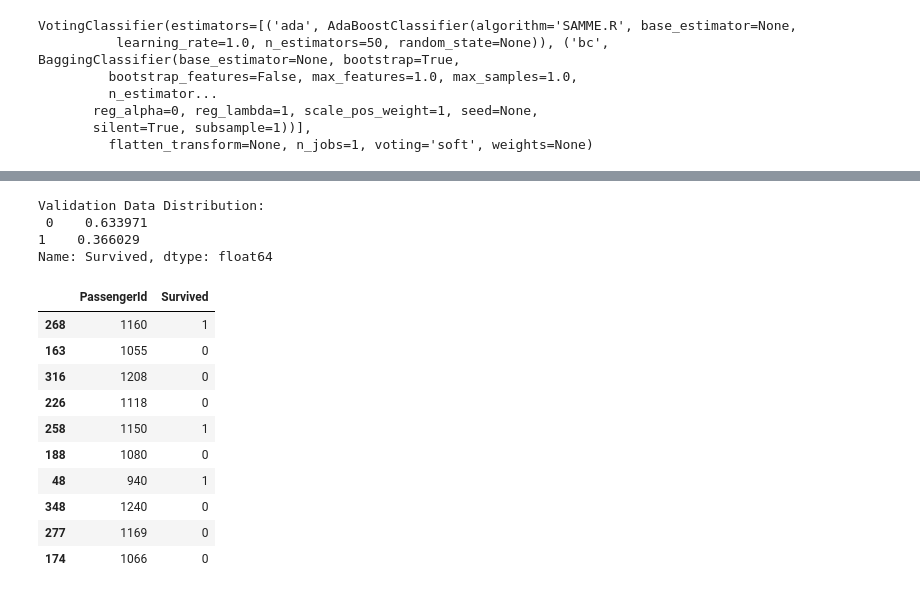
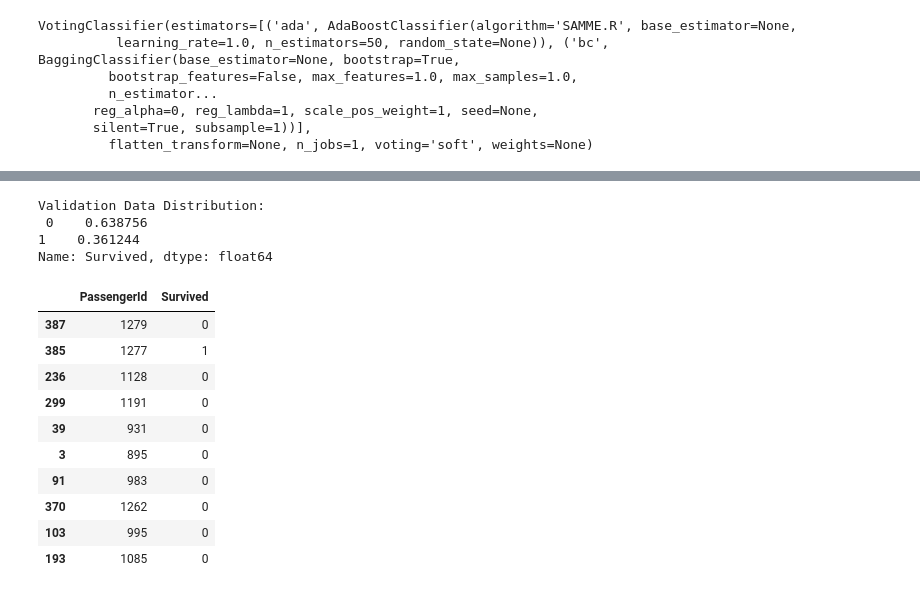
Before and after one commit to anshulrai/Kaggle-Challenges, a Jupyter notebook: Titanic/Titanic.ipynb, the cells around one changed output, grey strips where cells are left out. Saved outputs shown, nothing was run; the diff lists cells and outputs as text; code cells hidden in the pictures.

```diff
--- a/Titanic/Titanic.ipynb
+++ b/Titanic/Titanic.ipynb
@@ -80,7 +83,7 @@ for dataset in clean_data:
 # %%
-stat_min = 10
-title_names = (temp_data['Title'].value_counts() < stat_min)
-temp_data['Title'] = temp_data['Title'].apply(lambda x: 'Misc' if title_names.loc[x] == True else x)
+#stat_min = 10
+#title_names = (temp_data['Title'].value_counts() < stat_min)
+#temp_data['Title'] = temp_data['Title'].apply(lambda x: 'Misc' if title_names.loc[x] == True else x)
 # %%
 temp_data['Title'].value_counts()
 # %% [output]
@@ -177,7 +307,8 @@ print('Original X Y: ', temp_xy,'\n')
 # %% [output]
 Original X Y:  ['Survived', 'Sex', 'Pclass', 'Embarked', 'Title', 'SibSp', 'Parch', 'Age', 'Fare', 'FamilySize', 'IsAlone']
 # %%
-temp_x_bin = ['Sex_Code','Pclass', 'Embarked_Code', 'Title_Code', 'FamilySize', 'AgeBin_Code', 'FareBin_Code']
+#temp_x_bin = ['Sex_Code','Pclass', 'Embarked_Code', 'Title_Code', 'FamilySize', 'AgeBin_Code', 'FareBin_Code']
+temp_x_bin = ['Sex_Target','Pclass_Target', 'Embarked_Target', 'Title_Target', 'Family_Target', 'Age_Target', 'Fare_Target']
 temp_xy_bin = Target + temp_x_bin
 print('Bin X Y: ', temp_xy_bin,'\n')
 # %% [output]
@@ -952,23 +1124,23 @@ None
 test_data['Survived'] = grid_hard.predict(test_data[temp_x_bin])
 # %%
 submit_file = test_data[['PassengerId','Survived']]
-submit_file.to_csv("../working/submit.csv", index=False)
+submit_file.to_csv("../working/submit_with_target.csv", index=False)
 
 print('Validation Data Distribution: \n', test_data['Survived'].value_counts(normalize = True))
 submit_file.sample(10)
 # %% [output]
 Validation Data Distribution:
- 0    0.633971
-1    0.366029
+ 0    0.638756
+1    0.361244
 Name: Survived, dtype: float64
 |  | PassengerId | Survived |
-| 268 | 1160 | 1 |
-| 163 | 1055 | 0 |
-| 316 | 1208 | 0 |
-| 226 | 1118 | 0 |
-| 258 | 1150 | 1 |
-| 188 | 1080 | 0 |
-| 48 | 940 | 1 |
-| 348 | 1240 | 0 |
-| 277 | 1169 | 0 |
-| 174 | 1066 | 0 |
+| 387 | 1279 | 0 |
+| 385 | 1277 | 1 |
+| 236 | 1128 | 0 |
+| 299 | 1191 | 0 |
+| 39 | 931 | 0 |
+| 3 | 895 | 0 |
+| 91 | 983 | 0 |
+| 370 | 1262 | 0 |
+| 103 | 995 | 0 |
+| 193 | 1085 | 0 |
```
Also changed, not shown: parts of 36 cells of this notebook.
